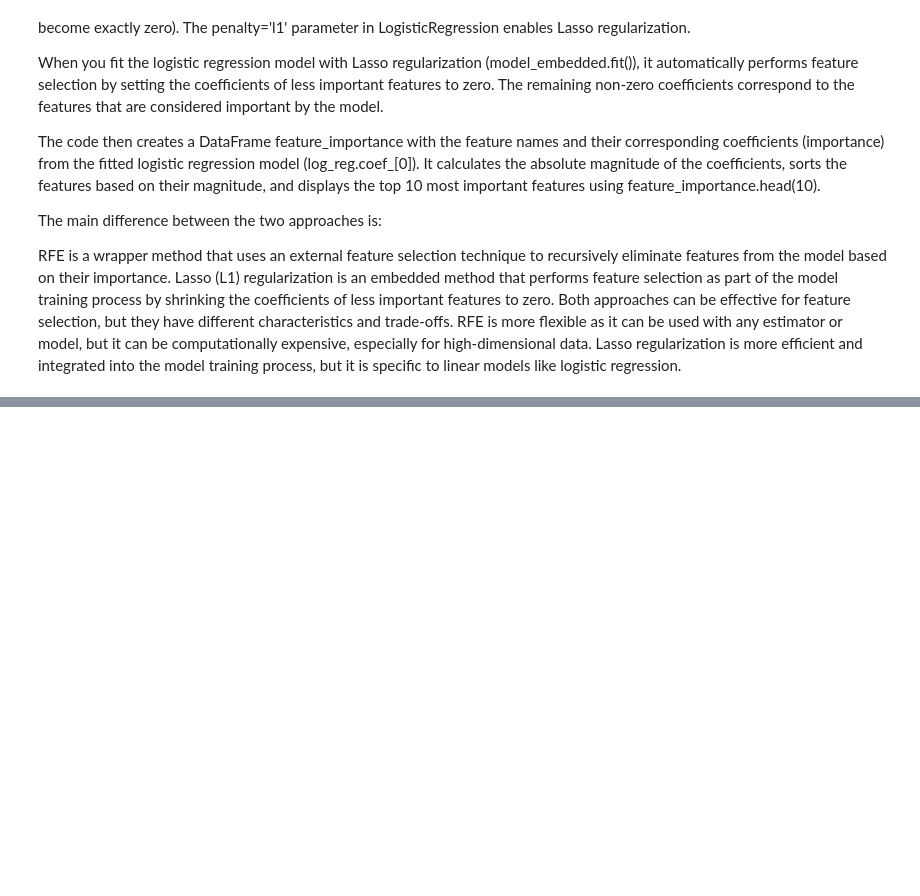
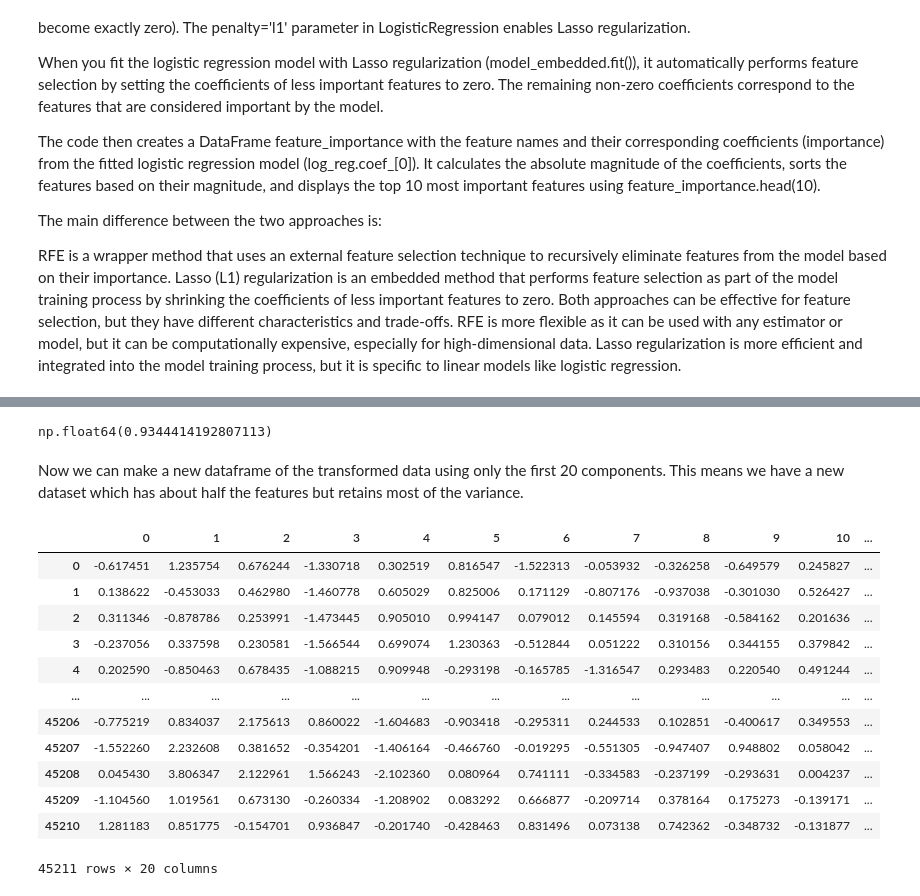
Before and after one commit to ly2xxx/classic-ml, a Jupyter notebook: tap-ml-session2.ipynb, the cells around one changed output, grey strips where cells are left out. Saved outputs shown, nothing was run; the diff lists cells and outputs as text; code cells hidden in the pictures; blank space fills up the shorter version.

```diff
--- a/tap-ml-session2.ipynb
+++ b/tap-ml-session2.ipynb
@@ -386,0 +471,24 @@ Both approaches can be effective for feature selection, but they have different
+# %%
+sum(pca.explained_variance_ratio_[0:20])
+# %% [output]
+np.float64(0.9344414192807113)
+# %% [markdown]
+Now we can make a new dataframe of the transformed data using only the first 20 components. This means we have a new dataset which has about half the features but retains most of the variance.
+# %%
+pca_2 = PCA(n_components=20)
+principal_components = pd.DataFrame(pca_2.fit_transform(preprocessed_data))
+principal_components
+# %% [output]
+|  | 0 | 1 | 2 | 3 | 4 | 5 | 6 | 7 | 8 | 9 | 10 | ... |
+| 0 | -0.617451 | 1.235754 | 0.676244 | -1.330718 | 0.302519 | 0.816547 | -1.522313 | -0.053932 | -0.326258 | -0.649579 | 0.245827 | ... |
+| 1 | 0.138622 | -0.453033 | 0.462980 | -1.460778 | 0.605029 | 0.825006 | 0.171129 | -0.807176 | -0.937038 | -0.301030 | 0.526427 | ... |
+| 2 | 0.311346 | -0.878786 | 0.253991 | -1.473445 | 0.905010 | 0.994147 | 0.079012 | 0.145594 | 0.319168 | -0.584162 | 0.201636 | ... |
+| 3 | -0.237056 | 0.337598 | 0.230581 | -1.566544 | 0.699074 | 1.230363 | -0.512844 | 0.051222 | 0.310156 | 0.344155 | 0.379842 | ... |
+| 4 | 0.202590 | -0.850463 | 0.678435 | -1.088215 | 0.909948 | -0.293198 | -0.165785 | -1.316547 | 0.293483 | 0.220540 | 0.491244 | ... |
+| ... | ... | ... | ... | ... | ... | ... | ... | ... | ... | ... | ... | ... |
+| 45206 | -0.775219 | 0.834037 | 2.175613 | 0.860022 | -1.604683 | -0.903418 | -0.295311 | 0.244533 | 0.102851 | -0.400617 | 0.349553 | ... |
+| 45207 | -1.552260 | 2.232608 | 0.381652 | -0.354201 | -1.406164 | -0.466760 | -0.019295 | -0.551305 | -0.947407 | 0.948802 | 0.058042 | ... |
+| 45208 | 0.045430 | 3.806347 | 2.122961 | 1.566243 | -2.102360 | 0.080964 | 0.741111 | -0.334583 | -0.237199 | -0.293631 | 0.004237 | ... |
+| 45209 | -1.104560 | 1.019561 | 0.673130 | -0.260334 | -1.208902 | 0.083292 | 0.666877 | -0.209714 | 0.378164 | 0.175273 | -0.139171 | ... |
+| 45210 | 1.281183 | 0.851775 | -0.154701 | 0.936847 | -0.201740 | -0.428463 | 0.831496 | 0.073138 | 0.742362 | -0.348732 | -0.131877 | ... |
+45211 rows × 20 columns
```
Also changed, not shown: parts of 16 cells of this notebook, 1 other file.
